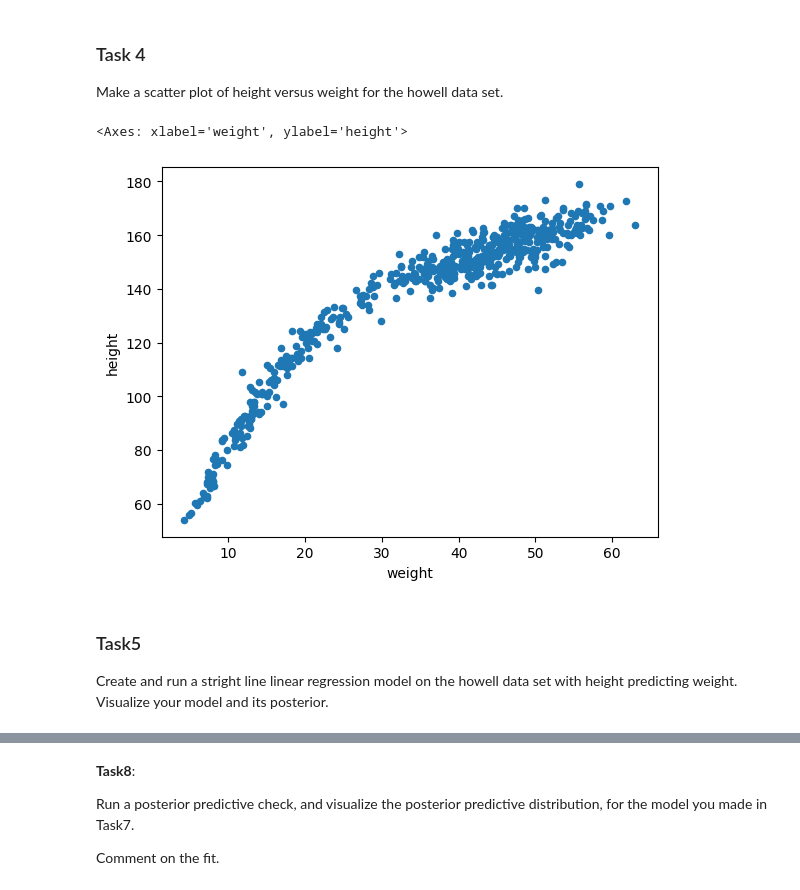
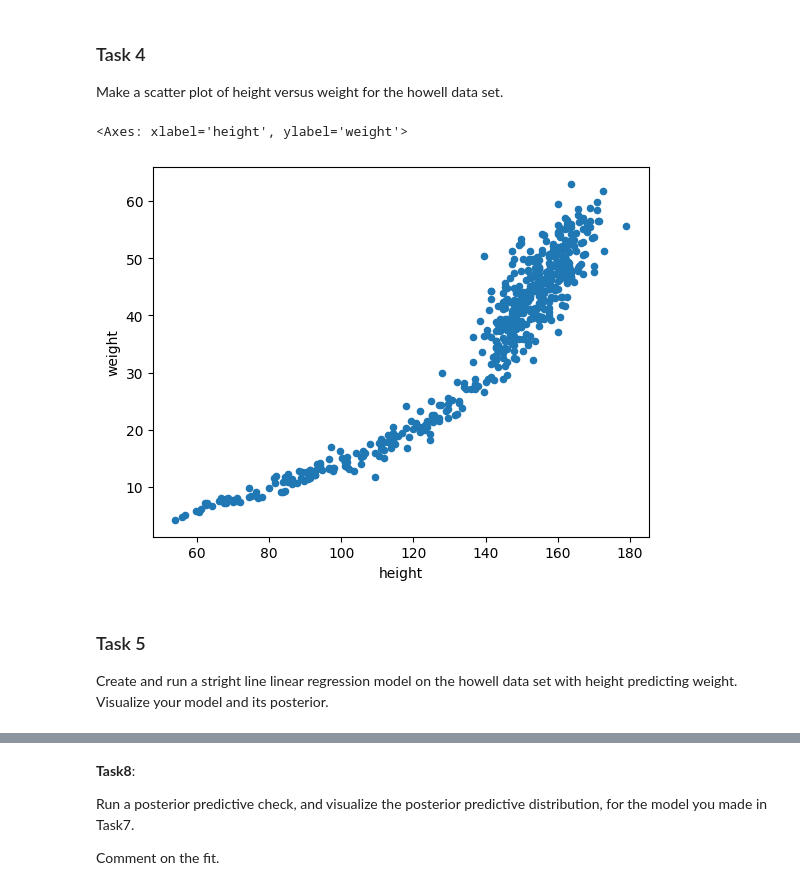
Before and after one commit to mrmaxguns/data-science-fundamentals, a Jupyter notebook: Unit5/Unit5ExercisesSF.ipynb, the cells around one changed output, grey strips where cells are left out. Saved outputs shown, nothing was run; the diff lists cells and outputs as text; code cells hidden in the pictures.

```diff
--- a/Unit5/Unit5ExercisesSF.ipynb
+++ b/Unit5/Unit5ExercisesSF.ipynb
@@ -134,11 +134,11 @@ howell
 
 Make a scatter plot of height versus weight for the howell data set.
 # %%
-howell.plot(kind="scatter", x="weight", y="height")
+howell.plot(kind="scatter", x="height", y="weight")
 # %% [output]
-<Axes: xlabel='weight', ylabel='height'>
+<Axes: xlabel='height', ylabel='weight'>
-[figure, old version]
+[figure, new version]
 # %% [markdown]
-### Task5
+### Task 5
 
 Create and run a stright line linear regression model on the howell data set with height predicting weight. Visualize your model and its posterior.
```
Also changed, not shown: parts of 12 cells of this notebook.
